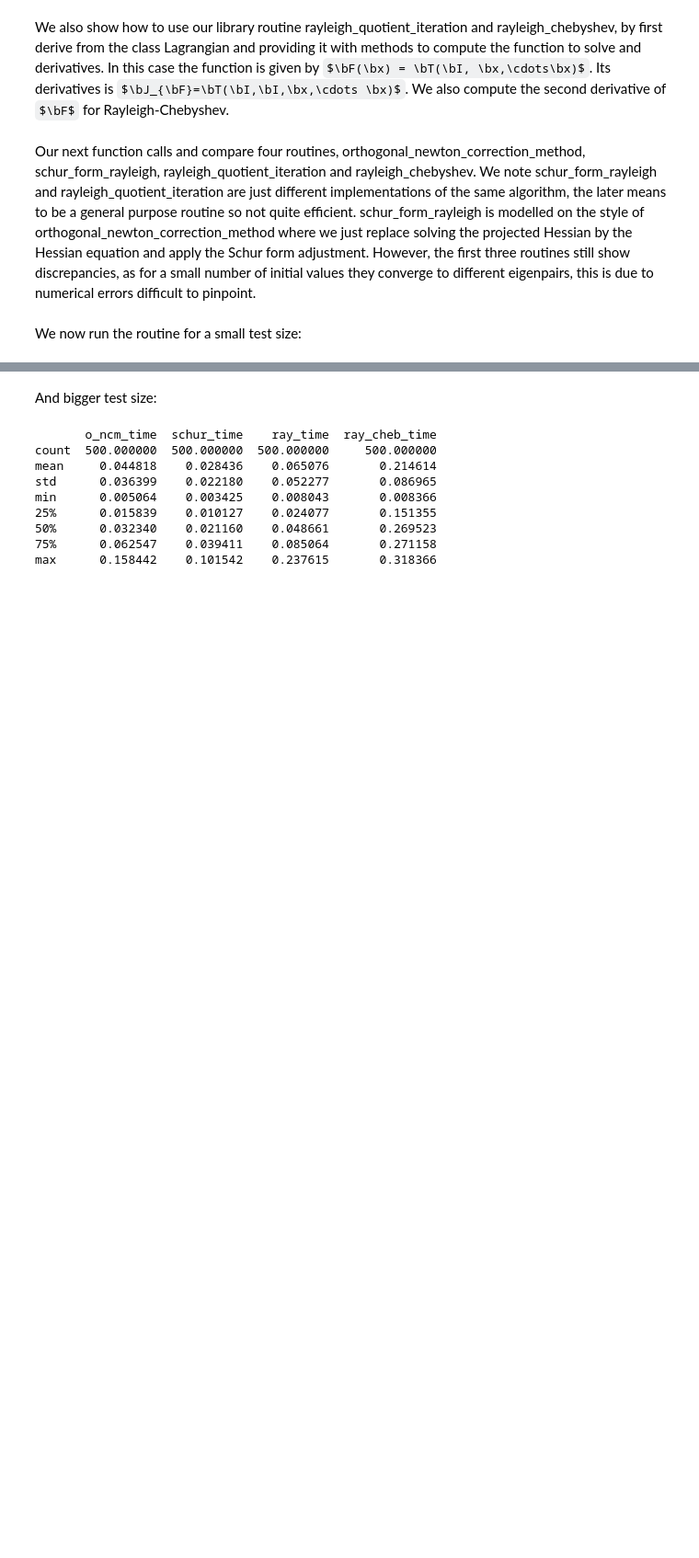
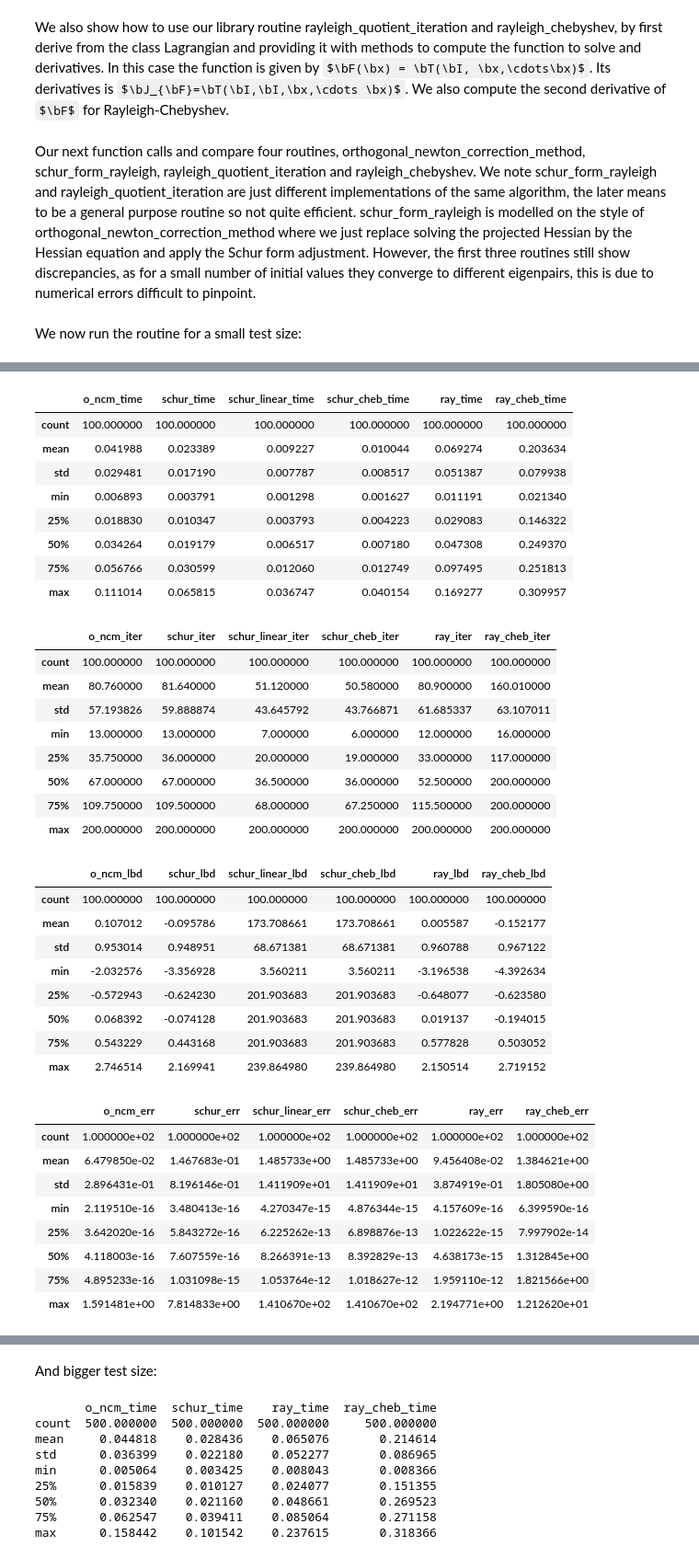
Before and after one commit to dnguyend/lagrange_, a Jupyter notebook: EigenTensor.ipynb, the cells around one changed output, grey strips where cells are left out. Shown at 92% size. Saved outputs shown, nothing was run; the diff lists cells and outputs as text; code cells hidden in the pictures; some formulas as TeX source; blank space fills up the shorter version.

```diff
--- a/EigenTensor.ipynb
+++ b/EigenTensor.ipynb
@@ -266,3 +313,45 @@ display(HTML(summ.describe().to_html()))
+# %%
+display(HTML(summ[[a for a in summ.columns if 'time' in a]].describe().to_html()))
+display(HTML(summ[[a for a in summ.columns if 'iter' in a]].describe().to_html()))
+display(HTML(summ[[a for a in summ.columns if 'lbd' in a]].describe().to_html()))
+display(HTML(summ[[a for a in summ.columns if 'err' in a]].describe().to_html()))
+# %% [output]
+|  | o_ncm_time | schur_time | schur_linear_time | schur_cheb_time | ray_time | ray_cheb_time |
+| count | 100.000000 | 100.000000 | 100.000000 | 100.000000 | 100.000000 | 100.000000 |
+| mean | 0.041988 | 0.023389 | 0.009227 | 0.010044 | 0.069274 | 0.203634 |
+| std | 0.029481 | 0.017190 | 0.007787 | 0.008517 | 0.051387 | 0.079938 |
+| min | 0.006893 | 0.003791 | 0.001298 | 0.001627 | 0.011191 | 0.021340 |
+| 25% | 0.018830 | 0.010347 | 0.003793 | 0.004223 | 0.029083 | 0.146322 |
+| 50% | 0.034264 | 0.019179 | 0.006517 | 0.007180 | 0.047308 | 0.249370 |
+| 75% | 0.056766 | 0.030599 | 0.012060 | 0.012749 | 0.097495 | 0.251813 |
+| max | 0.111014 | 0.065815 | 0.036747 | 0.040154 | 0.169277 | 0.309957 |
+|  | o_ncm_iter | schur_iter | schur_linear_iter | schur_cheb_iter | ray_iter | ray_cheb_iter |
+| count | 100.000000 | 100.000000 | 100.000000 | 100.000000 | 100.000000 | 100.000000 |
+| mean | 80.760000 | 81.640000 | 51.120000 | 50.580000 | 80.900000 | 160.010000 |
+| std | 57.193826 | 59.888874 | 43.645792 | 43.766871 | 61.685337 | 63.107011 |
+| min | 13.000000 | 13.000000 | 7.000000 | 6.000000 | 12.000000 | 16.000000 |
+| 25% | 35.750000 | 36.000000 | 20.000000 | 19.000000 | 33.000000 | 117.000000 |
+| 50% | 67.000000 | 67.000000 | 36.500000 | 36.000000 | 52.500000 | 200.000000 |
+| 75% | 109.750000 | 109.500000 | 68.000000 | 67.250000 | 115.500000 | 200.000000 |
+| max | 200.000000 | 200.000000 | 200.000000 | 200.000000 | 200.000000 | 200.000000 |
+|  | o_ncm_lbd | schur_lbd | schur_linear_lbd | schur_cheb_lbd | ray_lbd | ray_cheb_lbd |
+| count | 100.000000 | 100.000000 | 100.000000 | 100.000000 | 100.000000 | 100.000000 |
+| mean | 0.107012 | -0.095786 | 173.708661 | 173.708661 | 0.005587 | -0.152177 |
+| std | 0.953014 | 0.948951 | 68.671381 | 68.671381 | 0.960788 | 0.967122 |
+| min | -2.032576 | -3.356928 | 3.560211 | 3.560211 | -3.196538 | -4.392634 |
+| 25% | -0.572943 | -0.624230 | 201.903683 | 201.903683 | -0.648077 | -0.623580 |
+| 50% | 0.068392 | -0.074128 | 201.903683 | 201.903683 | 0.019137 | -0.194015 |
+| 75% | 0.543229 | 0.443168 | 201.903683 | 201.903683 | 0.577828 | 0.503052 |
+| max | 2.746514 | 2.169941 | 239.864980 | 239.864980 | 2.150514 | 2.719152 |
+|  | o_ncm_err | schur_err | schur_linear_err | schur_cheb_err | ray_err | ray_cheb_err |
+| count | 1.000000e+02 | 1.000000e+02 | 1.000000e+02 | 1.000000e+02 | 1.000000e+02 | 1.000000e+02 |
+| mean | 6.479850e-02 | 1.467683e-01 | 1.485733e+00 | 1.485733e+00 | 9.456408e-02 | 1.384621e+00 |
+| std | 2.896431e-01 | 8.196146e-01 | 1.411909e+01 | 1.411909e+01 | 3.874919e-01 | 1.805080e+00 |
+| min | 2.119510e-16 | 3.480413e-16 | 4.270347e-15 | 4.876344e-15 | 4.157609e-16 | 6.399590e-16 |
+| 25% | 3.642020e-16 | 5.843272e-16 | 6.225262e-13 | 6.898876e-13 | 1.022622e-15 | 7.997902e-14 |
+| 50% | 4.118003e-16 | 7.607559e-16 | 8.266391e-13 | 8.392829e-13 | 4.638173e-15 | 1.312845e+00 |
+| 75% | 4.895233e-16 | 1.031098e-15 | 1.053764e-12 | 1.018627e-12 | 1.959110e-12 | 1.821566e+00 |
+| max | 1.591481e+00 | 7.814833e+00 | 1.410670e+02 | 1.410670e+02 | 2.194771e+00 | 1.212620e+01 |
 # %%
 display(HTML(summ.head(10).to_html()))
 # %% [output]
```
Also changed, not shown: parts of 4 cells of this notebook.
